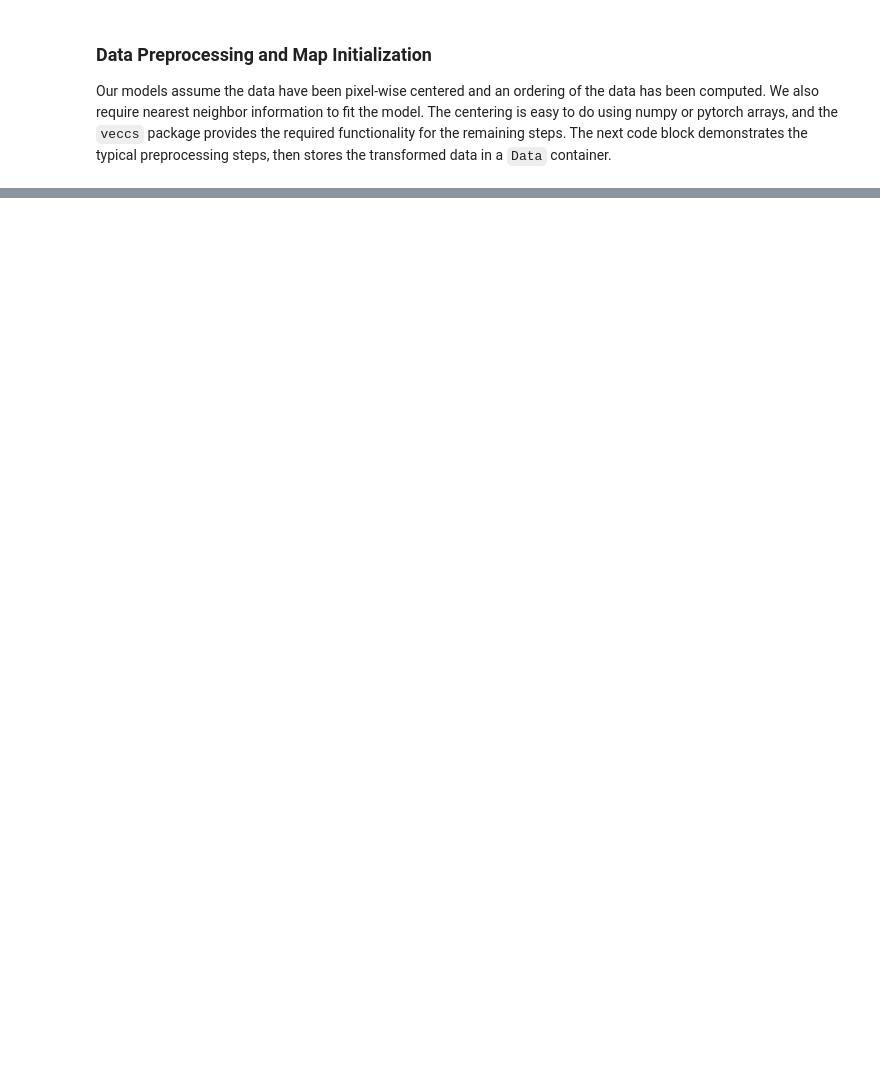
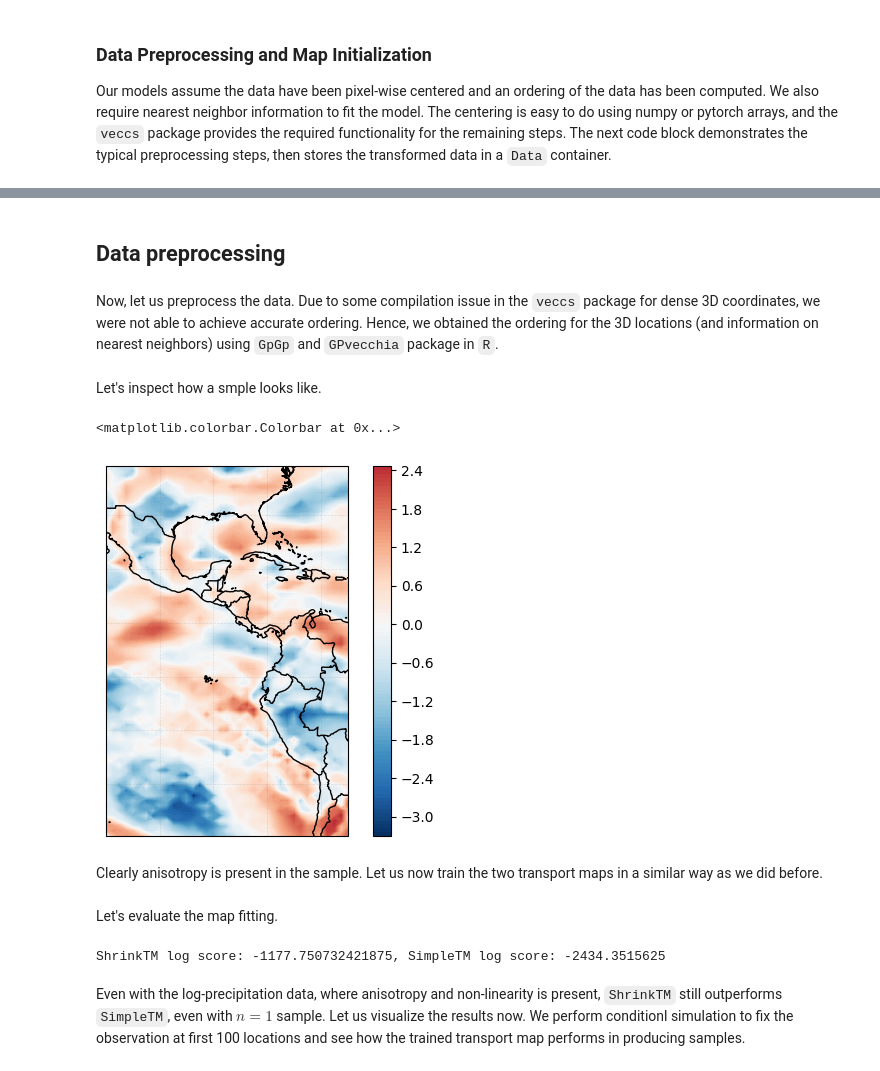
Before and after one commit to katzfuss-group/batram, a Jupyter notebook: notebooks/getting-started.ipynb, the cells around one changed output, grey strips where cells are left out. Drawn from its saved outputs; the diff is of its cells as text; code cells hidden in the pictures; blank space fills up the shorter version.

```diff
--- a/notebooks/getting-started.ipynb
+++ b/notebooks/getting-started.ipynb
@@ -322,0 +240,53 @@ Score of new sample: -1576.94
+# %% [markdown]
+## Data preprocessing
+# %% [markdown]
+Now, let us preprocess the data. Due to some compilation issue in the `veccs` package for dense 3D coordinates, we were not able to achieve accurate ordering. Hence, we obtained the ordering for the 3D locations (and information on nearest neighbors) using `GpGp` and `GPvecchia` package in `R`.
+# %%
+with open("../tests/data/americas_ordering.pkl", "rb") as f:
+    data = pickle.load(f)
+
+locsorder = np.intp(data["locsorder"])
+locsTrain = locs[locsorder, :]
+
+nn = np.intp(data["nn"])
+shuffle = torch.randperm(obs.shape[0])
+
+obs = torch.from_numpy((obs[shuffle,:])[:, locsorder]).float()
+# %% [markdown]
+Let's inspect how a smple looks like.
+# %%
+from cartopy import crs as ccrs, feature as cfeature
+
+projPC = ccrs.PlateCarree()
+lonTr2 = lon - 360
+lonW = min(lonTr2)#180 - max(lon)
+lonE = max(lonTr2)#180 - min(lon)
+latS = min(lat)
+latN = max(lat)
+cLat = (latN + latS) / 2
+cLon = (lonW + lonE) / 2
+res = '50m'
+
+ax = plt.axes(projection=ccrs.PlateCarree())
+gl = ax.gridlines(
+            draw_labels=False, linewidth=0.5, color='gray', alpha=0.2, linestyle='--'
+        )
+ax.set_extent([lonW, lonE, latS, latN], crs=projPC)
+ax.coastlines(resolution=res, color='black')
+ax.add_feature(cfeature.BORDERS);
+lon2D, lat2D = np.meshgrid(np.unique(lon), np.unique(lat))
+lon2Dtr = 180 - lon2D
+lon2Dtr2 = lon2D - 360
+datatoplot = obs[2, locsorder.argsort()].reshape(lon2Dtr2.shape)
+vmax = obs[2, locsorder.argsort()].abs().max()
+vmin = -vmax
+
+dataplot = ax.contourf(lon2Dtr2, lat2D, datatoplot, 100,
+                        transform=ccrs.PlateCarree(), cmap = 'RdBu_r', vmin = vmin, vmax = vmax,
+                        )
+plt.colorbar(dataplot, orientation = "vertical")
+# %% [output]
+<matplotlib.colorbar.Colorbar at 0x...>
+[figure, added]
+# %% [markdown]
+Clearly anisotropy is present in the sample. Let us now train the two transport maps in a similar way as we did before.
@@ -322,0 +320,2 @@ Score of new sample: -1576.94
+# %% [markdown]
+Let's evaluate the map fitting.
@@ -322,0 +330,6 @@ Score of new sample: -1576.94
+# %%
+print(f"ShrinkTM log score: {logScore_shrink/testsampnum}, SimpleTM log score: {logScore_tm/testsampnum}")
+# %% [output]
+ShrinkTM log score: -1177.750732421875, SimpleTM log score: -2434.3515625
+# %% [markdown]
+Even with the log-precipitation data, where anisotropy and non-linearity is present, `ShrinkTM` still outperforms `SimpleTM`, even with $n=1$ sample. Let us visualize the results now. We perform conditionl simulation to fix the observation at first 100 locations and see how the trained transport map performs in producing samples.
```
Also changed, not shown: parts of 46 cells of this notebook.
